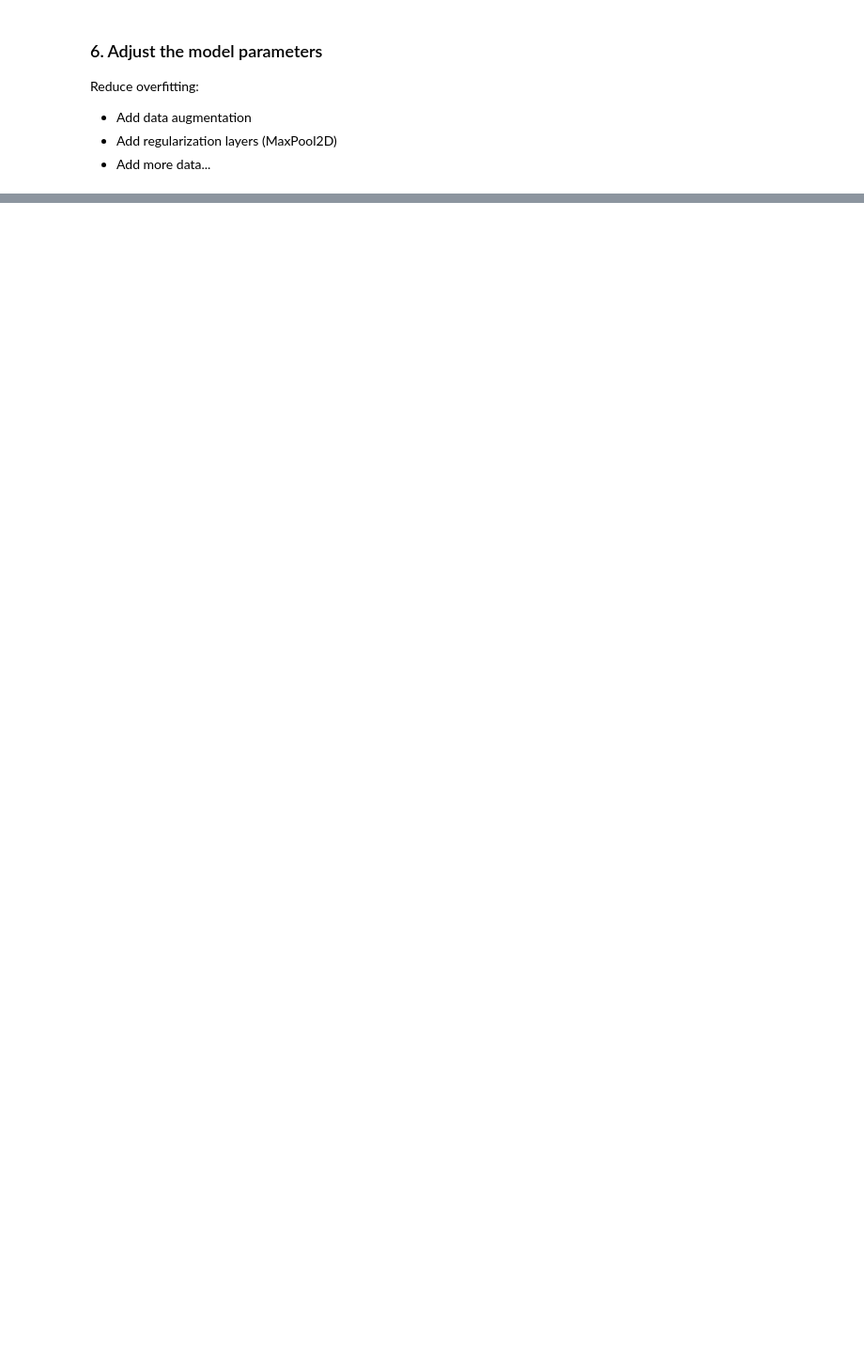
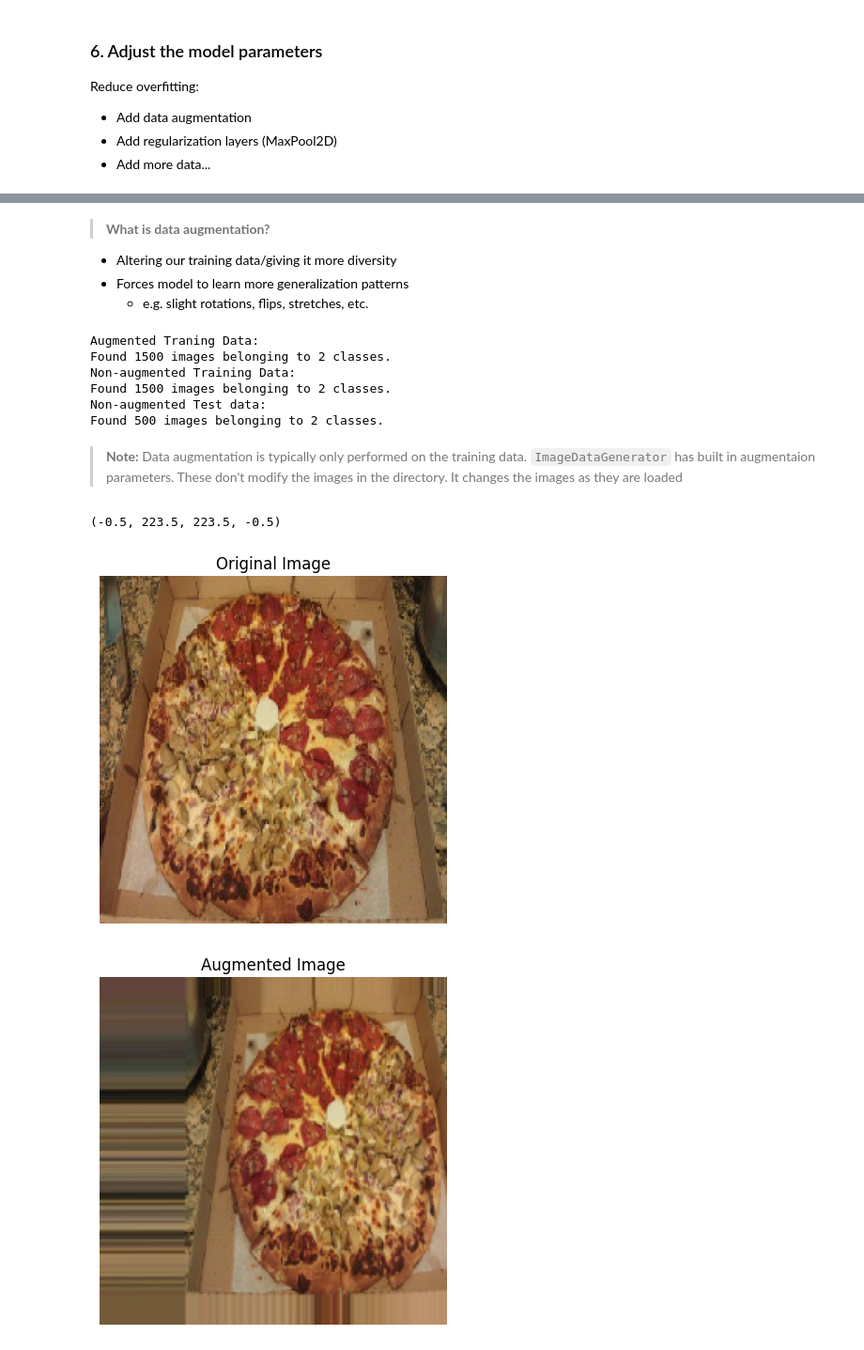
Before and after one commit to czhurdlespeed/TFDevCert, a Jupyter notebook: TFCert_Practice/03_introduction_to_computer_vision_with_TF.ipynb, the cells around one changed output, grey strips where cells are left out. Shown at 94% size. Cells and saved outputs as stored; diff of their text form; code cells hidden in the pictures; blank space fills up the shorter version.

```diff
--- a/TFCert_Practice/03_introduction_to_computer_vision_with_TF.ipynb
+++ b/TFCert_Practice/03_introduction_to_computer_vision_with_TF.ipynb
@@ -661,0 +664,54 @@ _________________________________________________________________
+# %%
+# Create ImageDataGenerator with data augmentation
+train_datagen_augmented = ImageDataGenerator(rescale=1/255., rotation_range=0.2,
+                                             shear_range=0.2, zoom_range=0.2,
+                                             width_shift_range=0.2, height_shift_range=0.3,
+                                             horizontal_flip=True)
+# Create ImageDataGenerator without data augmentation
+train_datagen = ImageDataGenerator(rescale=1/255.)
+
+# Create ImageDataGenerator without data augmentation for test dataset
+test_datagen = ImageDataGenerator(rescale=1/255.)
+# %% [markdown]
+> **What is data augmentation?**
+* Altering our training data/giving it more diversity
+* Forces model to learn more generalization patterns
+  * e.g. slight rotations, flips, stretches, etc.
+# %%
+# Import data and augment it from training directory
+print("Augmented Traning Data:")
+train_data_augmented = train_datagen_augmented.flow_from_directory(train_dir, target_size=(224,224), batch_size=32,
+                                                                   class_mode="binary", shuffle=False) # for demonstration purposes
+print("Non-augmented Training Data:")
+train_data = train_datagen.flow_from_directory(train_dir, target_size=(224,224), batch_size=32,
+                                               class_mode="binary", shuffle=False)
+print("Non-augmented Test data:")
+test_data = test_datagen.flow_from_directory(test_dir, class_mode="binary",target_size=(224,224),shuffle=False)
+# %% [output]
+Augmented Traning Data:
+Found 1500 images belonging to 2 classes.
+Non-augmented Training Data:
+Found 1500 images belonging to 2 classes.
+Non-augmented Test data:
+Found 500 images belonging to 2 classes.
+# %% [markdown]
+> **Note:** Data augmentation is typically only performed on the training data. `ImageDataGenerator` has built in augmentaion parameters. These don't modify
+the images in the directory. It changes the images as they are loaded
+# %%
+# Get sample data batches
+images, labels = train_data.next()
+augmented_images, augmented_labels = train_data_augmented.next() # note: the labels themselves are not augmented
+# %%
+import random
+random_number = random.randint(0,32)
+plt.imshow(images[random_number])
+plt.title(f"Original Image")
+plt.axis(False)
+plt.figure()
+plt.imshow(augmented_images[random_number])
+plt.title(f"Augmented Image")
+plt.axis(False)
+# %% [output]
+(-0.5, 223.5, 223.5, -0.5)
+[figure, added]
+[figure, added]
```
Also changed, not shown: parts of 68 cells of this notebook.
